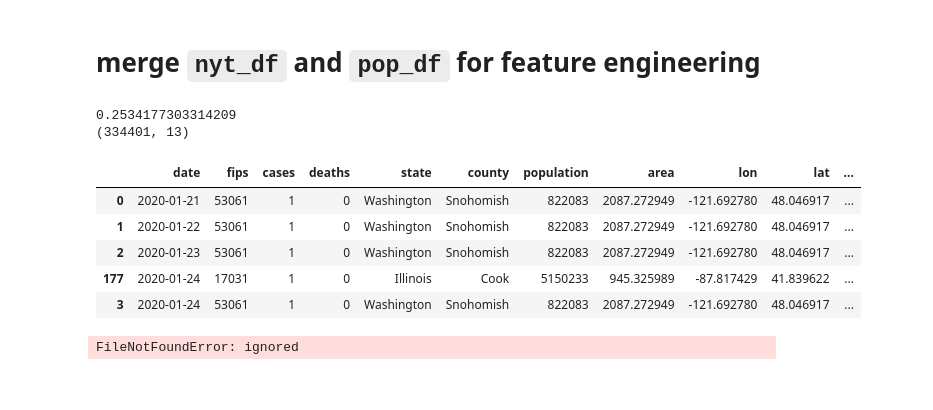
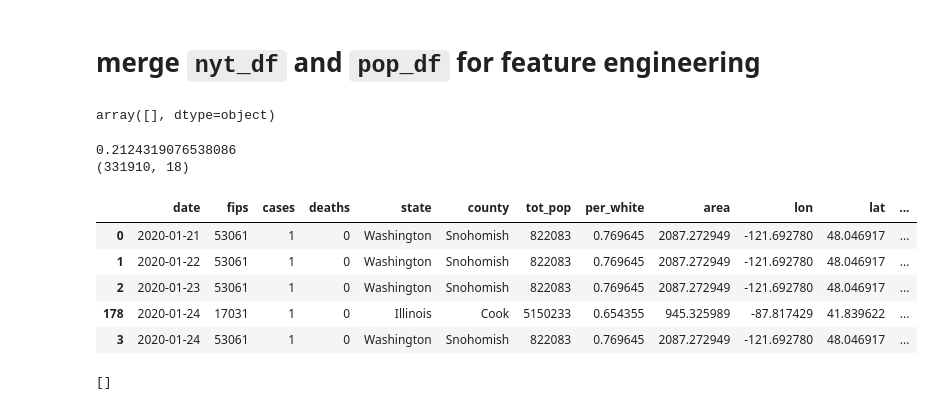
Before and after one commit to jydiw/covid-19-data, a Jupyter notebook: eda_nytimes-data.ipynb, the cells around one changed output. Drawn from its saved outputs; the diff is of its cells as text; code cells hidden in the pictures.

```diff
--- a/eda_nytimes-data.ipynb
+++ b/eda_nytimes-data.ipynb
@@ -20,7 +20,3 @@ from shapely.geometry import Polygon
 # import nytimes data
 
 New York Times data has a few caveats, including treating New York City, Kansas City, and Joplin as single entities rather than including them in their respective counties. Read their [README](https://github.com/nytimes/covid-19-data/blob/master/README.md) for more information.
-# %%
-with urlopen('https://raw.githubusercontent.com/nytimes/covid-19-data/master/us-counties.csv') as response:
-    nyt_df = pd.read_csv(response)
-nyt_df.head()
@@ -50,5 +22,0 @@ memory usage: 15.5+ MB
-# %%
-for col in nyt_df.select_dtypes(include='object').columns:
-    print(col)
-    print(len(nyt_df[col].unique()))
-    print()
@@ -73,8 +22,0 @@ https://pandas.pydata.org/pandas-docs/stable/user_guide/categorical.html#memory-
-# %%
-nyt_df['fips'] = nyt_df['fips'].astype('category')   # doesn't work as intended
-nyt_df['cases'] = pd.to_numeric(nyt_df['cases'], downcast='integer')
-nyt_df['deaths'] = pd.to_numeric(nyt_df['deaths'], downcast='integer')
-nyt_df['state'] = nyt_df['state'].astype('category')
-nyt_df['county'] = nyt_df['county'].astype('category')
-nyt_df['date'] = pd.to_datetime(nyt_df['date'])
-nyt_df.head()
@@ -153,8 +68,8 @@ memory usage: 6.4 MB
 
 We want to calculate ratios comparing the number of cases (or deaths) to the population and/or area of the county. Since the population density varies wildly per county, relying on just the absolute number of reported cases could be misleading.
 # %%
-# pop_df = pd.read_csv('data/pop_df.csv')
-with urlopen('https://raw.githubusercontent.com/jydiw/nyt-covid-19-data/master/data/pop_df.csv') as response:
-    pop_df = optimize(pd.read_csv(response, dtype={'fips':'str'}))
+pop_df = optimize(pd.read_csv('data/pop_df.csv', dtype={'fips':'str'}))
+# with urlopen('https://raw.githubusercontent.com/jydiw/nyt-covid-19-data/master/data/pop_df.csv') as response:
+#     pop_df = optimize(pd.read_csv(response, dtype={'fips':'str'}))
 pop_df.head()
 # %% [output]
@@ -214,31 +130,37 @@ nyt_df.loc[nyt_df['county'] == 'Joplin','fips'] = 'jm'
 nyt_df['fips'] = nyt_df['fips'].astype('category')
 # %% [markdown]
 # merge `nyt_df` and `pop_df` for feature engineering
+# %%
+pop_df[pop_df['state'] == 'Puerto Rico']['county'].unique()
+# %% [output]
+array([], dtype=object)
 # %%
 tick = time()
 
 df = nyt_df.merge(pop_df, on='fips', suffixes=('_x','')).drop(['county_x', 'state_x'], axis=1)
 
 # person density
-df[['cases_per_100k', 'deaths_per_100k']] = df[['cases', 'deaths']].div(df['population'], axis=0) * 100_000
+df[['cases_per_100k', 'deaths_per_100k']] = df[['cases', 'deaths']].div(df['tot_pop'], axis=0) * 100_000
 # df[['cases_per_100k', 'deaths_per_100k']] = df[['cases_per_100k', 'deaths_per_100k']].round(4)
 
 df = df.sort_values(by=['date', 'fips'])
 
 tock = time()
 print(tock - tick)
 print(df.shape)
 df.head()
 # %% [output]
-0.2534177303314209
-(334401, 13)
+0.2124319076538086
+(331910, 18)
-|  | date | fips | cases | deaths | state | county | population | area | lon | lat | ... |
-| 0 | 2020-01-21 | 53061 | 1 | 0 | Washington | Snohomish | 822083 | 2087.272949 | -121.692780 | 48.046917 | ... |
-| 1 | 2020-01-22 | 53061 | 1 | 0 | Washington | Snohomish | 822083 | 2087.272949 | -121.692780 | 48.046917 | ... |
-| 2 | 2020-01-23 | 53061 | 1 | 0 | Washington | Snohomish | 822083 | 2087.272949 | -121.692780 | 48.046917 | ... |
-| 177 | 2020-01-24 | 17031 | 1 | 0 | Illinois | Cook | 5150233 | 945.325989 | -87.817429 | 41.839622 | ... |
-| 3 | 2020-01-24 | 53061 | 1 | 0 | Washington | Snohomish | 822083 | 2087.272949 | -121.692780 | 48.046917 | ... |
+|  | date | fips | cases | deaths | state | county | tot_pop | per_white | area | lon | lat | ... |
+| 0 | 2020-01-21 | 53061 | 1 | 0 | Washington | Snohomish | 822083 | 0.769645 | 2087.272949 | -121.692780 | 48.046917 | ... |
+| 1 | 2020-01-22 | 53061 | 1 | 0 | Washington | Snohomish | 822083 | 0.769645 | 2087.272949 | -121.692780 | 48.046917 | ... |
+| 2 | 2020-01-23 | 53061 | 1 | 0 | Washington | Snohomish | 822083 | 0.769645 | 2087.272949 | -121.692780 | 48.046917 | ... |
+| 178 | 2020-01-24 | 17031 | 1 | 0 | Illinois | Cook | 5150233 | 0.654355 | 945.325989 | -87.817429 | 41.839622 | ... |
+| 3 | 2020-01-24 | 53061 | 1 | 0 | Washington | Snohomish | 822083 | 0.769645 | 2087.272949 | -121.692780 | 48.046917 | ... |
+# %%
+list(set(df['county']) - set(pop_df['county']))
+# %% [output]
+[]
 # %%
 df.to_csv('data/df-no-trends.csv', index=False)
-# %% [output]
-FileNotFoundError: ignored
```
Also changed, not shown: parts of 44 cells of this notebook, 7 other files.
